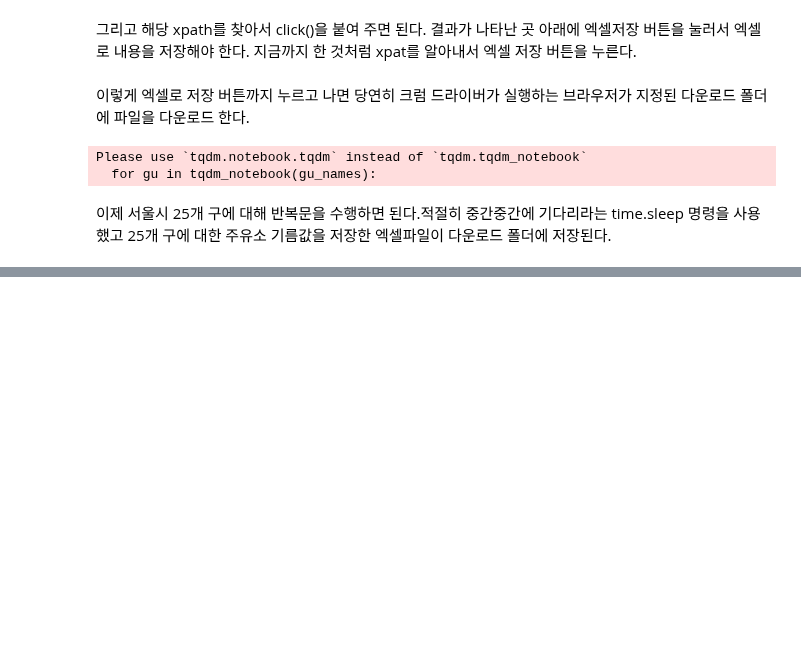
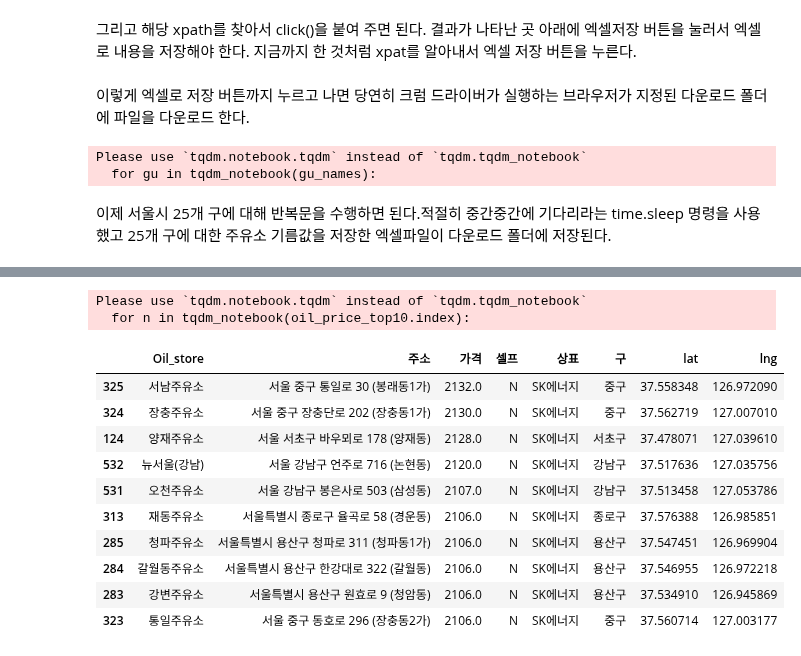
Before and after one commit to jaeyoon89/python_datascience_study, a Jupyter notebook: ch4_self_oil_store.ipynb, the cells around one changed output, grey strips where cells are left out. Drawn from its saved outputs; the diff is of its cells as text; code cells hidden in the pictures; blank space fills up the shorter version.

```diff
--- a/ch4_self_oil_store.ipynb
+++ b/ch4_self_oil_store.ipynb
@@ -336,0 +519,3 @@ array(['강동구', '동대문구', '동작구', '마포구', '서대문구', '
+# %%
+oil_price_top10 = stations.sort_values(by='가격', ascending=False).head(10)
+oil_price_top10
@@ -336,0 +551,40 @@ array(['강동구', '동대문구', '동작구', '마포구', '서대문구', '
+# %%
+gmap_key = "AIzaSyCkSfQUN2VCuFMbYkgJ7UpRz4NJGpgD-uU"
+gmaps = googlemaps.Client(key=gmap_key)
+# %%
+from tqdm import tqdm_notebook
+
+lat = []
+lng = []
+
+for n in tqdm_notebook(oil_price_top10.index):
+    try:
+        tmp_add = str(oil_price_top10['주소'][n]).split('(')[0]
+        tmp_map = gmaps.geocode(tmp_add)
+
+        tmp_loc = tmp_map[0].get('geometry')
+        lat.append(tmp_loc['location']['lat'])
+        lng.append(tmp_loc['location']['lng'])
+
+    except:
+        lat.append(np.nan)
+        lng.append(np.nan)
+        print('Here is nan !')
+
+oil_price_top10['lat']=lat
+oil_price_top10['lng']=lng
+oil_price_top10
+# %% [output]
+Please use `tqdm.notebook.tqdm` instead of `tqdm.tqdm_notebook`
+  for n in tqdm_notebook(oil_price_top10.index):
+|  | Oil_store | 주소 | 가격 | 셀프 | 상표 | 구 | lat | lng |
+| 325 | 서남주유소 | 서울 중구 통일로 30 (봉래동1가) | 2132.0 | N | SK에너지 | 중구 | 37.558348 | 126.972090 |
+| 324 | 장충주유소 | 서울 중구 장충단로 202 (장충동1가) | 2130.0 | N | SK에너지 | 중구 | 37.562719 | 127.007010 |
+| 124 | 양재주유소 | 서울 서초구 바우뫼로 178 (양재동) | 2128.0 | N | SK에너지 | 서초구 | 37.478071 | 127.039610 |
+| 532 | 뉴서울(강남) | 서울 강남구 언주로 716 (논현동) | 2120.0 | N | SK에너지 | 강남구 | 37.517636 | 127.035756 |
+| 531 | 오천주유소 | 서울 강남구 봉은사로 503 (삼성동) | 2107.0 | N | SK에너지 | 강남구 | 37.513458 | 127.053786 |
+| 313 | 재동주유소 | 서울특별시 종로구 율곡로 58 (경운동) | 2106.0 | N | SK에너지 | 종로구 | 37.576388 | 126.985851 |
+| 285 | 청파주유소 | 서울특별시 용산구 청파로 311 (청파동1가) | 2106.0 | N | SK에너지 | 용산구 | 37.547451 | 126.969904 |
+| 284 | 갈월동주유소 | 서울특별시 용산구 한강대로 322 (갈월동) | 2106.0 | N | SK에너지 | 용산구 | 37.546955 | 126.972218 |
+| 283 | 강변주유소 | 서울특별시 용산구 원효로 9 (청암동) | 2106.0 | N | SK에너지 | 용산구 | 37.534910 | 126.945869 |
+| 323 | 통일주유소 | 서울 중구 동호로 296 (장충동2가) | 2106.0 | N | SK에너지 | 중구 | 37.560714 | 127.003177 |
```
Also changed, not shown: parts of 89 cells of this notebook.
